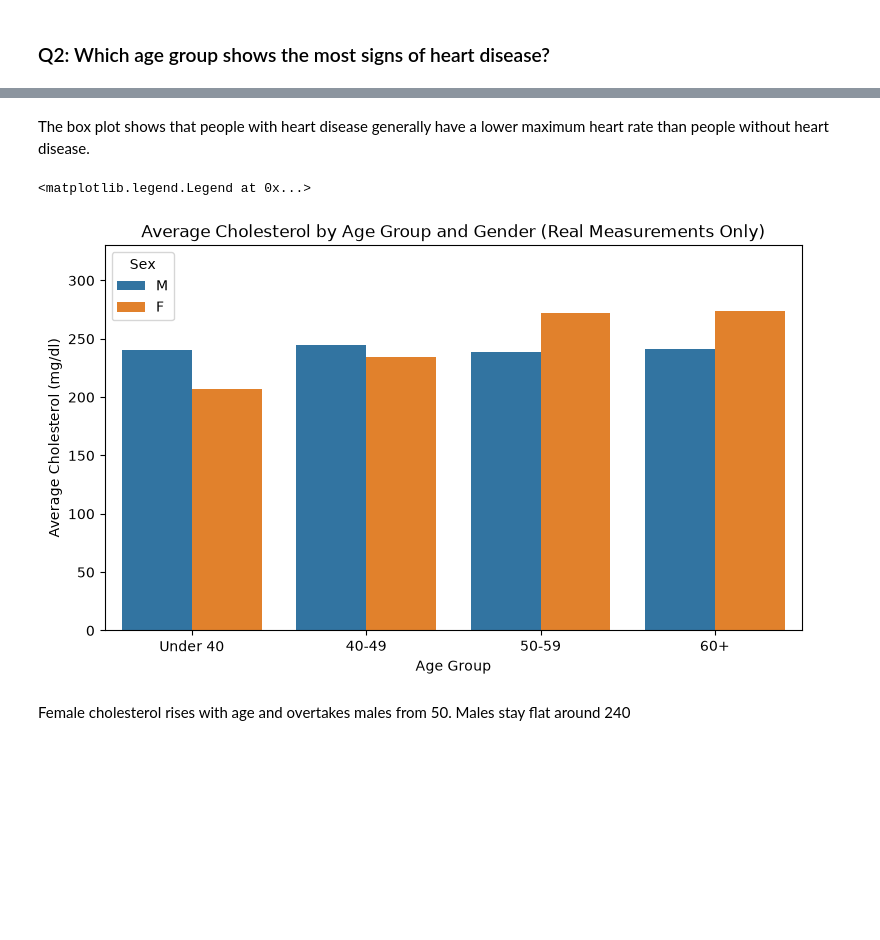
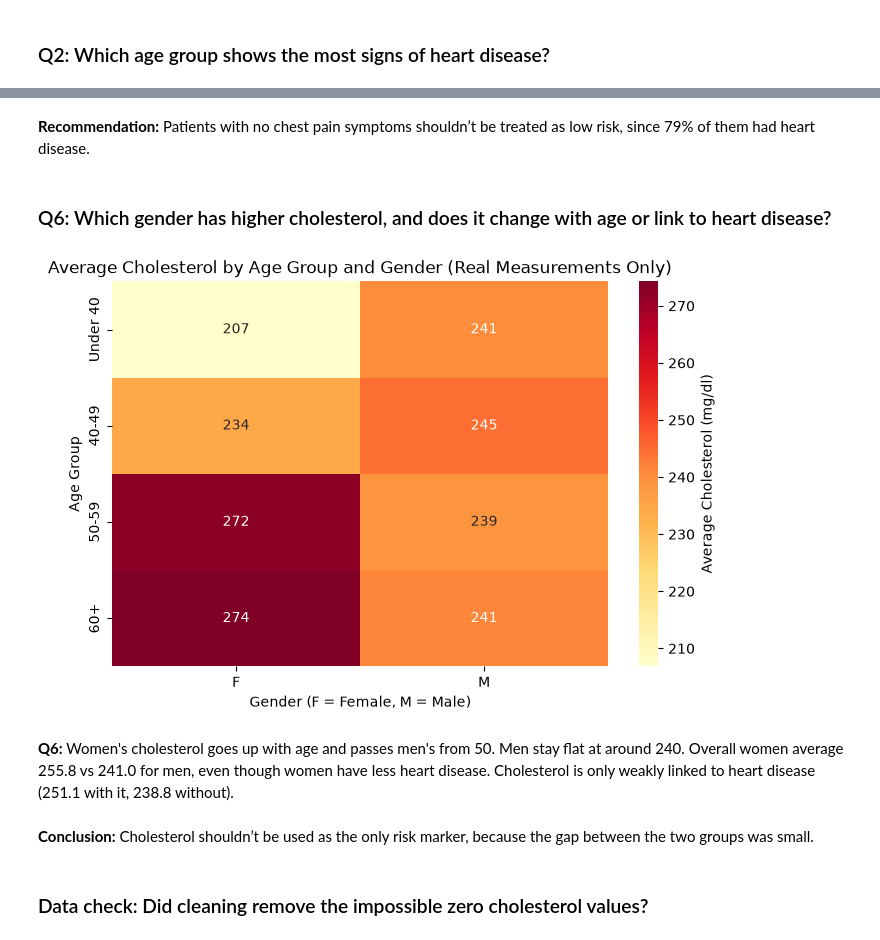
Before and after one commit to TuhinShaikh/Heart-Disease-Visualisation, a Jupyter notebook: Heart_Disease_Analysis.ipynb, the cells around one changed output, grey strips where cells are left out. Saved outputs shown, nothing was run; the diff lists cells and outputs as text; code cells hidden in the pictures; blank space fills up the shorter version.

```diff
--- a/Heart_Disease_Analysis.ipynb
+++ b/Heart_Disease_Analysis.ipynb
@@ -510,19 +532,23 @@ Text(0, 0.5, 'Maximum Heart Rate (bpm)')
-# %% [markdown]
-The box plot shows that people with heart disease generally have a lower maximum heart rate than people without heart disease.
+# %% [markdown]
+**Recommendation:** Patients with no chest pain symptoms shouldn’t be treated as low risk, since 79% of them had heart disease.
+# %% [markdown]
+### Q6: Which gender has higher cholesterol, and does it change with age or link to heart disease?
 # %%
-plt.figure(figsize=(9, 5))  # Cholesterol by age group and gender
-sns.barplot(data=real_chol, x="AgeGroup", y="Cholesterol", hue="Sex",
-            order=["Under 40", "40-49", "50-59", "60+"], errorbar=None)
+plt.figure(figsize=(8, 5))  # chart size
+sns.heatmap(chol_age_sex, annot=True, fmt=".0f", cmap="YlOrRd",
+            cbar_kws={"label": "Average Cholesterol (mg/dl)"})  # numbers inside boxes
 plt.title("Average Cholesterol by Age Group and Gender (Real Measurements Only)")
-plt.xlabel("Age Group")
-plt.ylabel("Average Cholesterol (mg/dl)")
-plt.ylim(0, 330)
-plt.legend(title="Sex", loc="upper left")
+plt.xlabel("Gender (F = Female, M = Male)")
+plt.ylabel("Age Group")
+plt.show()
 # %% [output]
-<matplotlib.legend.Legend at 0x...>
-[figure, old version]
+[figure, new version]
 # %% [markdown]
-Female cholesterol rises with age and overtakes males from 50. Males stay flat around 240
+**Q6:** Women's cholesterol goes up with age and passes men's from 50. Men stay flat at around 240. Overall women average 255.8 vs 241.0 for men, even though women have less heart disease. Cholesterol is only weakly linked to heart disease (251.1 with it, 238.8 without).
+# %% [markdown]
+**Conclusion:** Cholesterol shouldn’t be used as the only risk marker, because the gap between the two groups was small.
+# %% [markdown]
+### Data check: Did cleaning remove the impossible zero cholesterol values?
 # %%
 fig, axes = plt.subplots(1, 2, figsize=(12, 5), sharey=True) #Cholesterol before and after cleaning
 axes[0].hist(df_before["Cholesterol"], bins=30, color="tab:orange")
```
Also changed, not shown: parts of 50 cells of this notebook.
